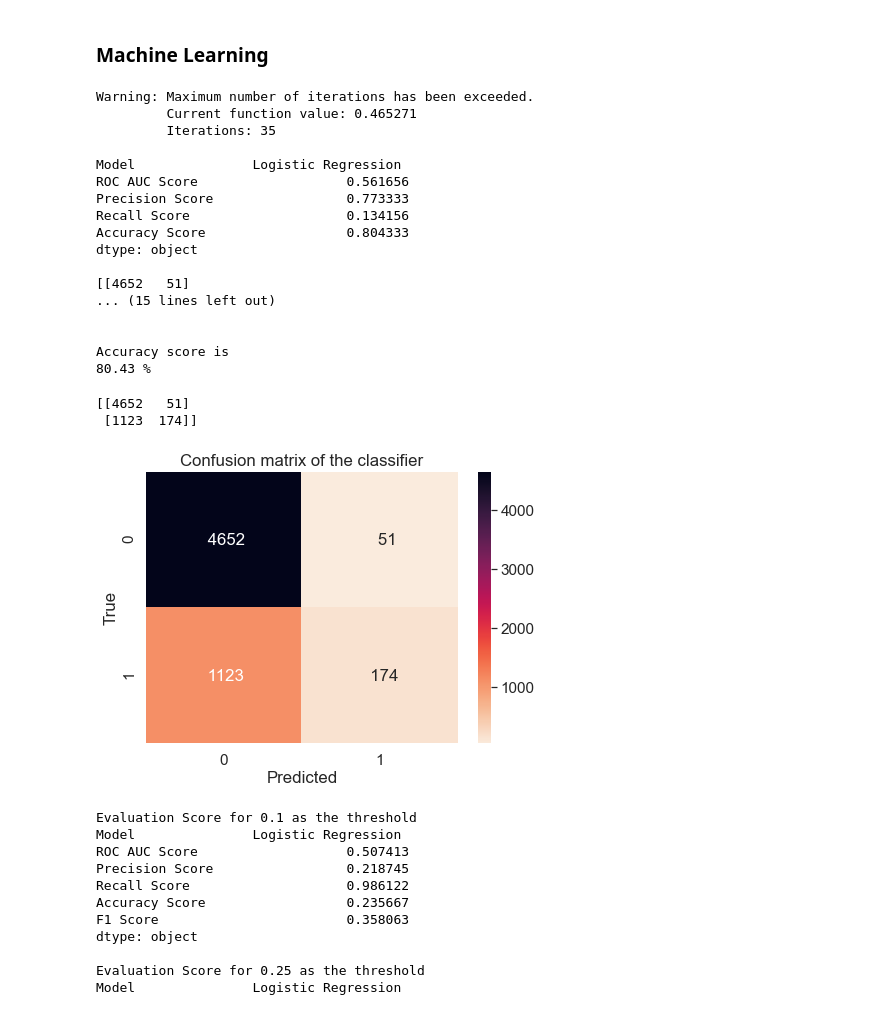
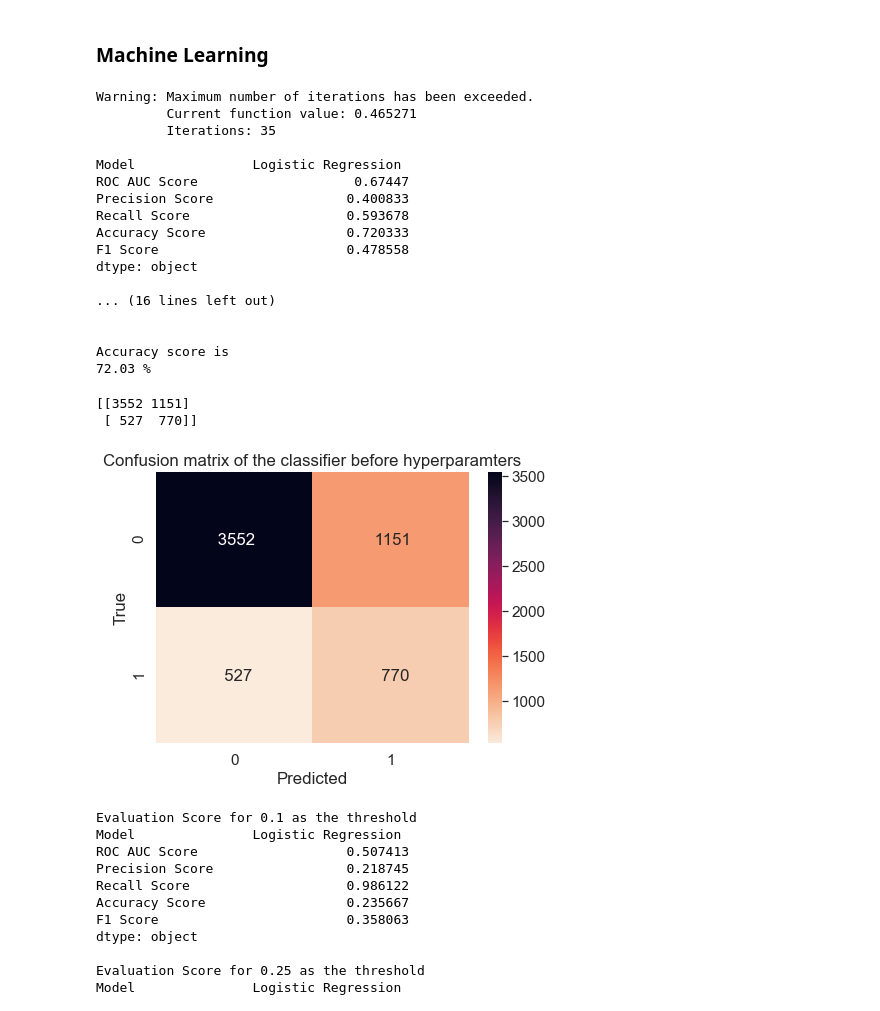
Before and after one commit to justintwoo/Mini-Project-1, a Jupyter notebook: Mini_Project_1.ipynb, the cells around one changed output. Saved outputs shown, nothing was run; the diff lists cells and outputs as text; code cells hidden in the pictures.

```diff
--- a/Mini_Project_1.ipynb
+++ b/Mini_Project_1.ipynb
@@ -163,7 +163,8 @@ evaluation_scores = pd.Series({'Model': " Logistic Regression ",
                  'ROC AUC Score' : metrics.roc_auc_score(y_test, y_pred),
                  'Precision Score': metrics.precision_score(y_test, y_pred),
                  'Recall Score': metrics.recall_score(y_test, y_pred),
-                 'Accuracy Score': metrics.accuracy_score(y_test, y_pred)})
+                 'Accuracy Score': metrics.accuracy_score(y_test, y_pred),
+                 'F1 Score': metrics.f1_score(y_test, y_pred)})
 
 print("")
 print(evaluation_scores)
@@ -198,37 +199,37 @@ Warning: Maximum number of iterations has been exceeded.
          Iterations: 35
 
 Model               Logistic Regression
-ROC AUC Score                   0.561656
-Precision Score                 0.773333
-Recall Score                    0.134156
-Accuracy Score                  0.804333
+ROC AUC Score                    0.67447
+Precision Score                 0.400833
+Recall Score                    0.593678
+Accuracy Score                  0.720333
+F1 Score                        0.478558
 dtype: object
 
-[[4652   51]
-... (15 lines left out)
+... (16 lines left out)
 
 
 Accuracy score is
-80.43 %
+72.03 %
 # %%
 # creating a confusion matrix
 
 cnf_matrix = confusion_matrix(y_test, y_pred)
 print(cnf_matrix)
 
 cf_df = pd.DataFrame(cnf_matrix,columns=['0','1'],index=['0','1'])
 sns.set(font_scale=1.4)
 plt.figure(figsize = (7,5))
 sns.heatmap(cf_df, annot=True,fmt='5.0f',cmap='rocket_r')
-plt.title('Confusion matrix of the classifier')
+plt.title('Confusion matrix of the classifier before hyperparamters')
 plt.xlabel('Predicted')
 plt.ylabel('True')
 
 plt.show()
 # %% [output]
-[[4652   51]
- [1123  174]]
+[[3552 1151]
+ [ 527  770]]
-[figure, old version]
+[figure, new version]
 # %%
 # hyperparameters for threshold
 thresh_list = [.1,.25,.5,.75]
```
Also changed, not shown: parts of 1 cell of this notebook.
